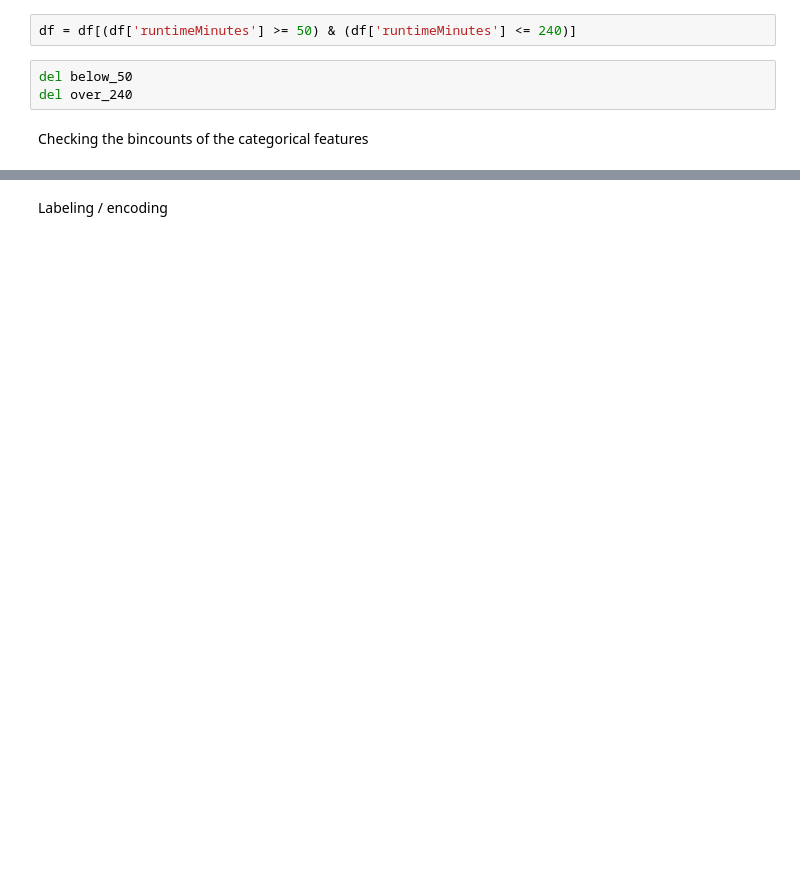
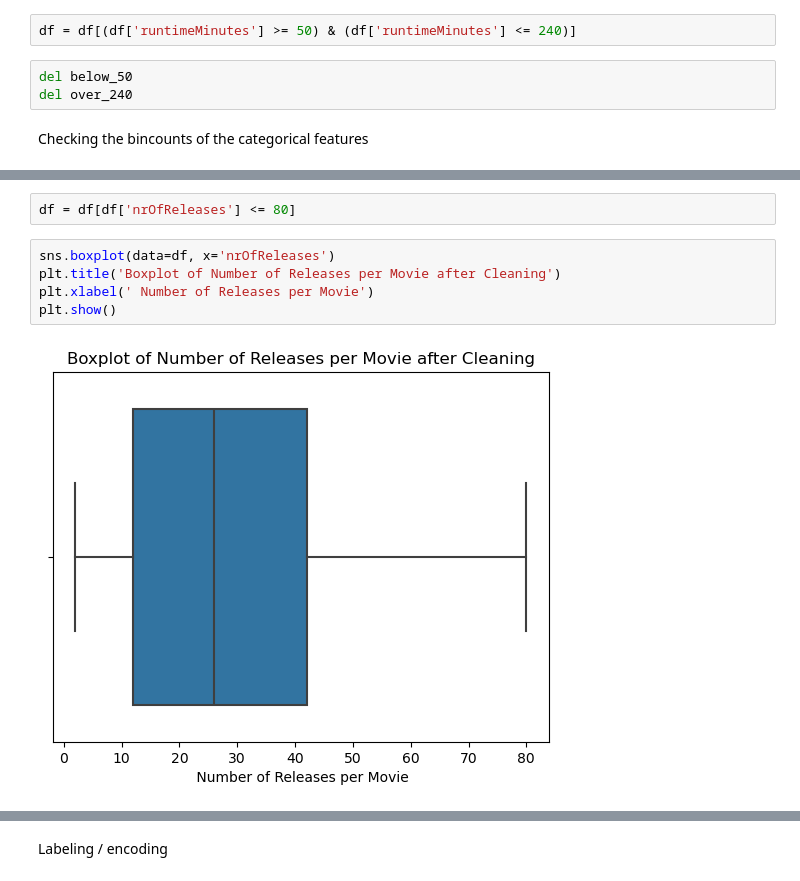
Before and after one commit to SoareCristi/BigData_MovieRatings, a Jupyter notebook: preprocessing.ipynb, the cells around one changed output, grey strips where cells are left out. Drawn from its saved outputs; the diff is of its cells as text; blank space fills up the shorter version.

```diff
--- a/preprocessing.ipynb
+++ b/preprocessing.ipynb
@@ -92,0 +193,9 @@ print(genres_exploded['Film-Noir'].sum())
+# %%
+df = df[df['nrOfReleases'] <= 80]
+# %%
+sns.boxplot(data=df, x='nrOfReleases')
+plt.title('Boxplot of Number of Releases per Movie after Cleaning')
+plt.xlabel(' Number of Releases per Movie')
+plt.show()
+# %% [output]
+[figure, added]
```
Also changed, not shown: parts of 44 cells of this notebook, 3 other files.
